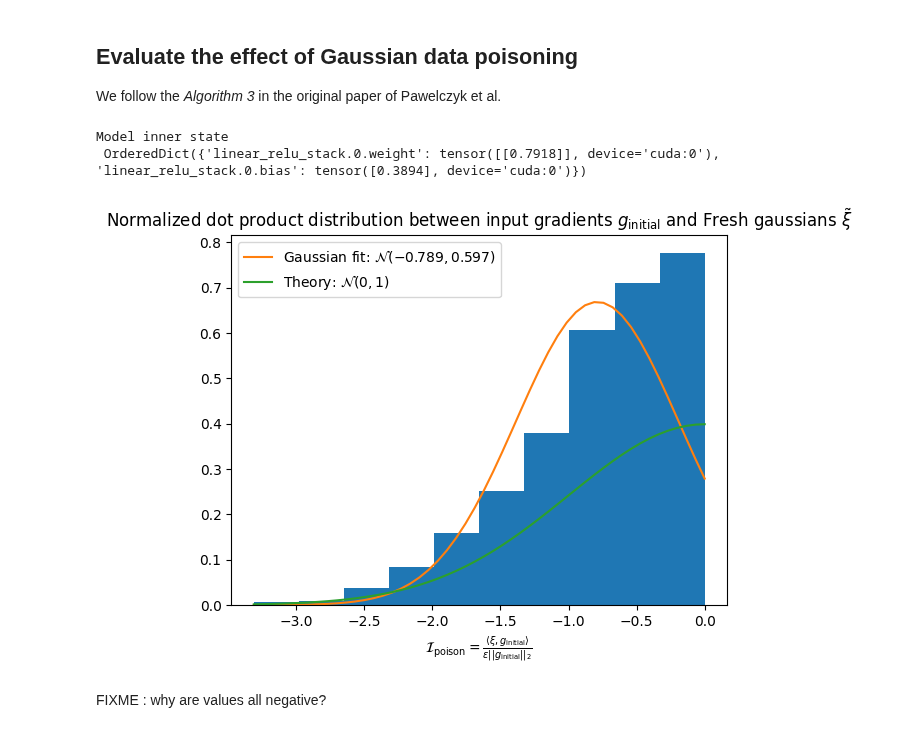
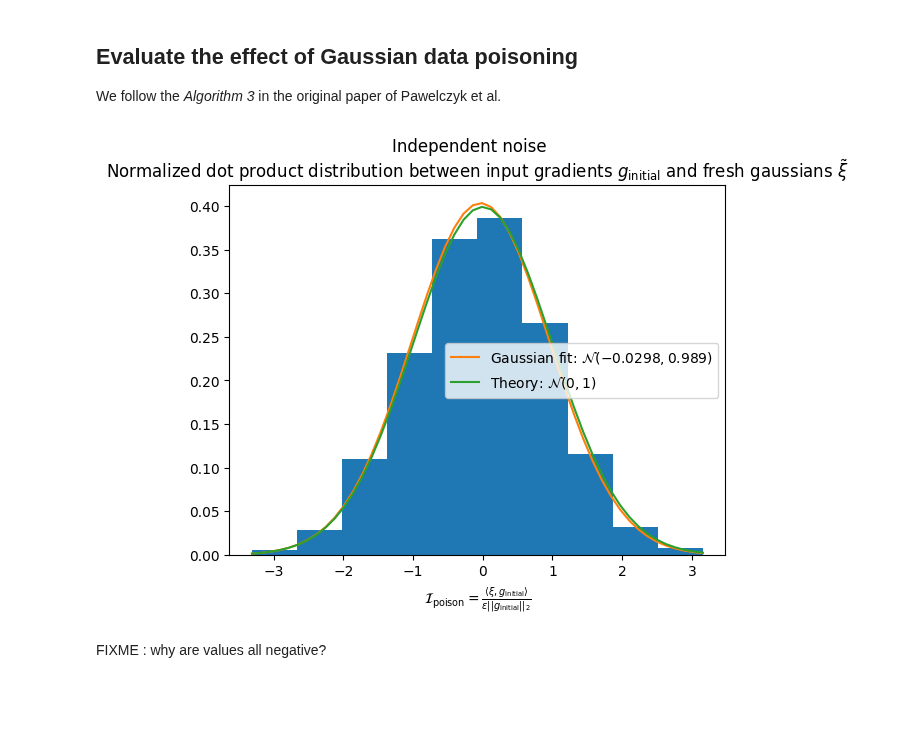
Before and after one commit to AI-Safety-X2023/playground, a Jupyter notebook: implementations/gaussian_poisoning.ipynb, the cells around one changed output. Drawn from its saved outputs; the diff is of its cells as text; code cells hidden in the pictures; blank space fills up the shorter version.

```diff
--- a/implementations/gaussian_poisoning.ipynb
+++ b/implementations/gaussian_poisoning.ipynb
@@ -191,3 +195,14 @@ def generate_attack_dataset(X_poison: torch.Tensor, noise: torch.Tensor):
+# %%
+def make_poison_and_noise_dataloader(poison_ds: TensorDataset, noise: Tensor) -> DataLoader:
+    """
+    Converts a poisoned dataset `(x, y)` to a new dataloader `(x, noise, y)`
+    where `noise` was (already) added to `x`.
+
+    Knowing the noise associated to each sample is useful to evaluate unlearning.
+    """
+    X_poison, y = poison_ds.tensors
+    ds = TensorDataset(X_poison, noise, y)
+    return DataLoader(ds, batch_size=bs * 2, shuffle=True)
 # %% [markdown]
 From now on, we consider the following scenario :
 1. The defender trains the model on the corrupted dataset.
@@ -196,8 +211,8 @@ From now on, we consider the following scenario :
 
 We may also study a stronger relaxation of step 2 with the hypothesis that the defender is able to determine the exact values of the poisons. This unrealistic scenario may be used to prove that Machine Unlearning is necessarily vulnerable to data poisoning. Indeed, if Machine Unlearning fails with such strong assumptions, we may conclude the effect of data poisoning on the model parameters is simply irreversible.
 # %%
-attack_dl = generate_attack_dataset(X_poison, noise)
-dummy_attack_dl = generate_attack_dataset(X_poison, dummy_noise)
+attack_dl = make_poison_and_noise_dataloader(poison_ds, noise)
+dummy_attack_dl = make_poison_and_noise_dataloader(poison_ds, dummy_noise)
 # %% [markdown]
 ## The model architecture
 
@@ -265,8 +280,9 @@ def train(dataloader, model, loss_fn, optimizer):
         if batch % 100 == 0:
             loss, current = loss.item(), (batch + 1) * len(X)
             print(f"loss: {loss:>7f}  [{current:>5d}/{size:>5d}]")
+    model.train(False)
 
-def test(dataloader, model, loss_fn, name='Test'):
+def test(dataloader, model, loss_fn, name=''):
     num_batches = len(dataloader)
     model.eval()
     test_loss = 0
@@ -394,7 +418,7 @@ def gaussian_unlearning_score(model, loss_fn, attack_dl):
     The gaussian unlearning score (GUS) is the mean of the values returned by this function.
     """
     EPSILON = 1e-8
-    I_poison = torch.zeros(N_poison)
+    I_poison = torch.zeros(len(attack_dl) * attack_dl.batch_size)
     i = 0
     model.eval()
     for X_b, noise_b, y_b in attack_dl:
@@ -443,12 +467,10 @@ def evaluate_unlearning(
 # %%
 evaluate_unlearning(
     model, loss_func, dummy_attack_dl,
-    xi_name=r'Fresh gaussians $\tilde{\xi}$', g_name=r'g_{\mathrm{initial}}',
+    xi_name=r'fresh gaussians $\tilde{\xi}$', g_name=r'g_{\mathrm{initial}}', method='Independent noise'
 )
 # %% [output]
-Model inner state
- OrderedDict({'linear_relu_stack.0.weight': tensor([[0.7918]], device='cuda:0'), 'linear_relu_stack.0.bias': tensor([0.3894], device='cuda:0')})
-[figure, old version]
+[figure, new version]
 # %% [markdown]
 FIXME : why are values all negative?
 # %%
```
Also changed, not shown: parts of 21 cells of this notebook.
